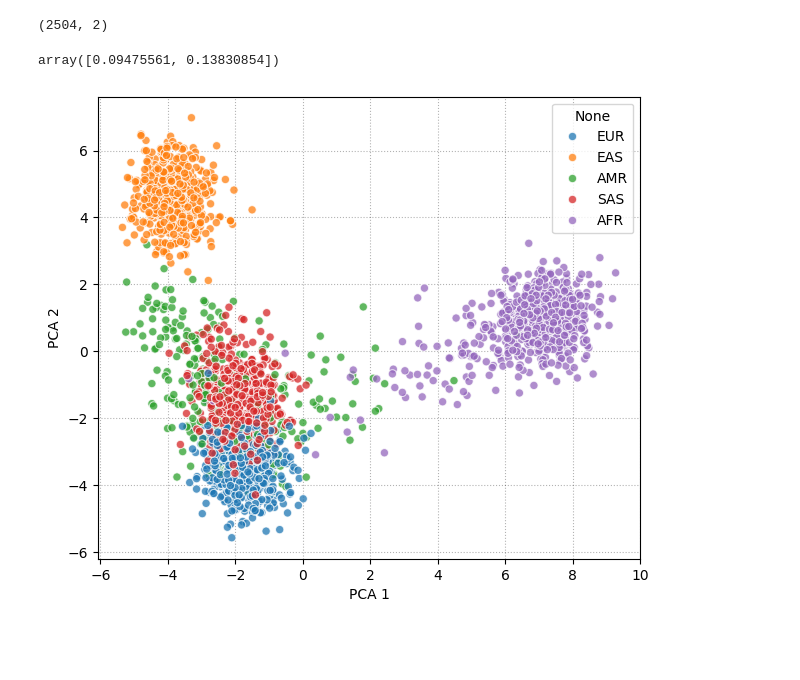
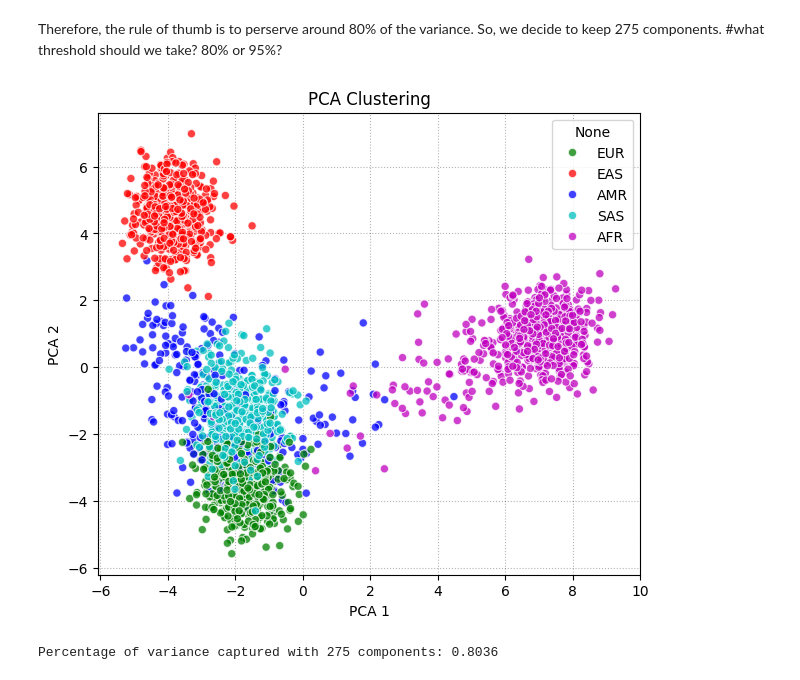
Before and after one commit to Skanx7/genetic-population-clustering, a Jupyter notebook: genotypes.ipynb, the cells around one changed output. Drawn from its saved outputs; the diff is of its cells as text; code cells hidden in the pictures; blank space fills up the shorter version.

```diff
--- a/genotypes.ipynb
+++ b/genotypes.ipynb
@@ -172,36 +202,34 @@ plt.show()
+# %% [markdown]
+Therefore, the rule of thumb is to perserve around 80% of the variance. So, we decide to keep 275 components.
+#what threshold should we take? 80% or 95%?
 # %%
 from sklearn.decomposition import PCA
 
-pca_model = PCA(n_components = 2)
+pca_model = PCA(n_components = 275)
 pca_model.fit(genotypes.T)
-
-pca_out = pca_model.transform(genotypes.T)
-pca_out.shape
+reduce_data_pca = pca_model.fit_transform(genotypes.T)
-# %% [output]
-(2504, 2)
-# %%
-np.cumsum(pca_model.explained_variance_ratio_)
-# %% [output]
-array([0.09475561, 0.13830854])
 # %%
 fig, ax = plt.subplots(1, 1, figsize = (7, 6))
-
 sns.scatterplot(
-    x = pca_out[:, 0],
-    y = pca_out[:, 1],
+    x = reduce_data_pca[:, 0], #take only first two dimension
+    y = reduce_data_pca[:, 1],
     hue = superpopulation,
+    palette=['g', 'r', 'b', 'c', 'm'],
     alpha = 0.75,
     zorder = 2,
     linewidth = 0.75,
     ax = ax
 )
-
 ax.set_xlabel("PCA 1")
 ax.set_ylabel("PCA 2")
-
 ax.set_facecolor('white')
 ax.grid(True, alpha = 0.3, color = "black", linestyle = "dotted", zorder = 1)
-
+plt.title("PCA Clustering")
 plt.show()
 # %% [output]
-[figure, old version]
+[figure, new version]
+# %%
+variance_captured = np.cumsum(pca_model.explained_variance_ratio_)[-1]
+print(f"Percentage of variance captured with {pca_model.n_components} components: {variance_captured:0.4f}")
+# %% [output]
+Percentage of variance captured with 275 components: 0.8036
```
Also changed, not shown: parts of 40 cells of this notebook.
